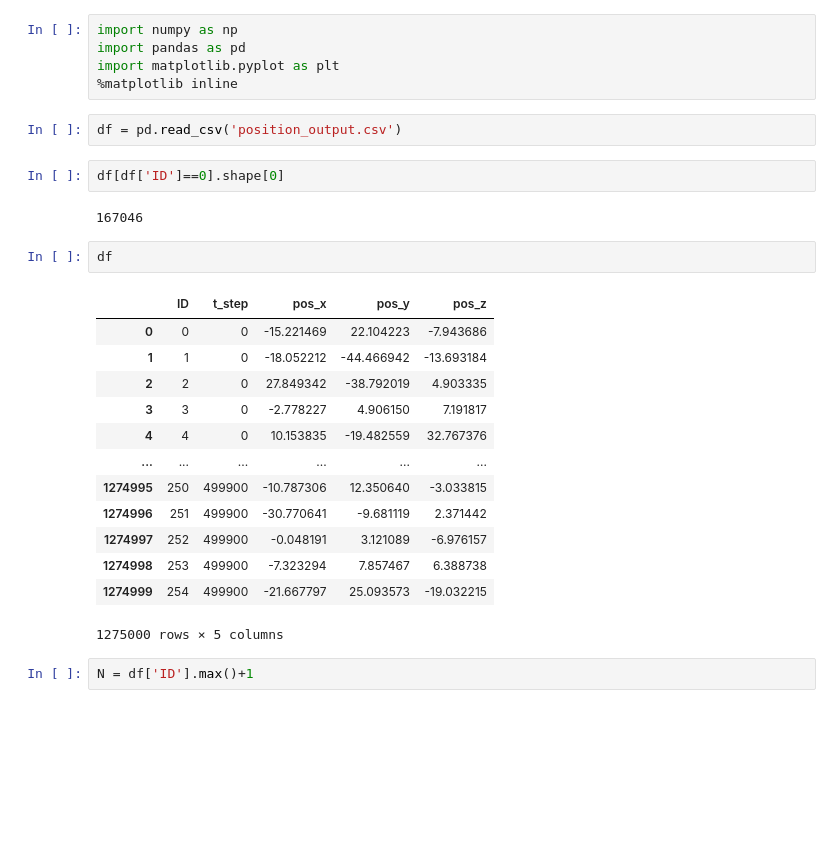
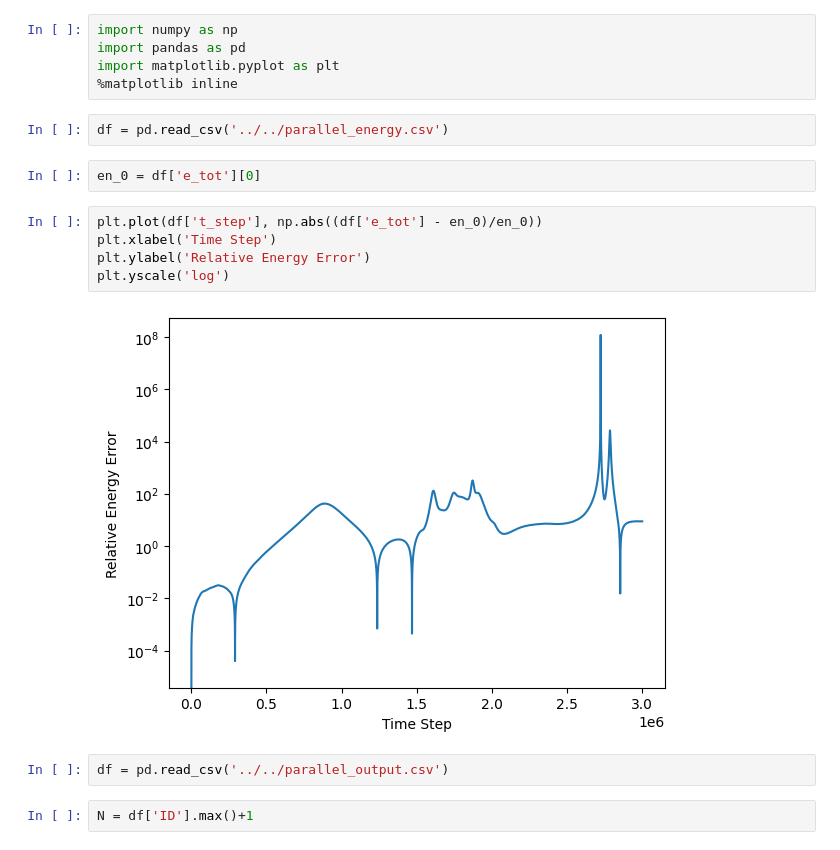
Before and after one commit to Berto70/nbody_cuda, a Jupyter notebook: plot/test.ipynb, the cells around one changed output. Saved outputs shown, nothing was run; the diff lists cells and outputs as text; blank space fills up the shorter version.

```diff
--- a/plot/test.ipynb
+++ b/plot/test.ipynb
@@ -4,27 +4,18 @@ import pandas as pd
 import matplotlib.pyplot as plt
 %matplotlib inline
 # %%
-df = pd.read_csv('position_output.csv')
+df = pd.read_csv('../../parallel_energy.csv')
-# %%
-df[df['ID']==0].shape[0]
-# %% [output]
-167046
-# %%
-df
-# %% [output]
-|  | ID | t_step | pos_x | pos_y | pos_z |
-| 0 | 0 | 0 | -15.221469 | 22.104223 | -7.943686 |
-| 1 | 1 | 0 | -18.052212 | -44.466942 | -13.693184 |
-| 2 | 2 | 0 | 27.849342 | -38.792019 | 4.903335 |
-| 3 | 3 | 0 | -2.778227 | 4.906150 | 7.191817 |
-| 4 | 4 | 0 | 10.153835 | -19.482559 | 32.767376 |
-| ... | ... | ... | ... | ... | ... |
-| 1274995 | 250 | 499900 | -10.787306 | 12.350640 | -3.033815 |
-| 1274996 | 251 | 499900 | -30.770641 | -9.681119 | 2.371442 |
-| 1274997 | 252 | 499900 | -0.048191 | 3.121089 | -6.976157 |
-| 1274998 | 253 | 499900 | -7.323294 | 7.857467 | 6.388738 |
-| 1274999 | 254 | 499900 | -21.667797 | 25.093573 | -19.032215 |
-1275000 rows × 5 columns
+# %%
+en_0 = df['e_tot'][0]
+# %%
+plt.plot(df['t_step'], np.abs((df['e_tot'] - en_0)/en_0))
+plt.xlabel('Time Step')
+plt.ylabel('Relative Energy Error')
+plt.yscale('log')
+# %% [output]
+[figure, added]
+# %%
+df = pd.read_csv('../../parallel_output.csv')
 # %%
 N = df['ID'].max()+1
 # %%
```
Also changed, not shown: parts of 1 cell of this notebook.
